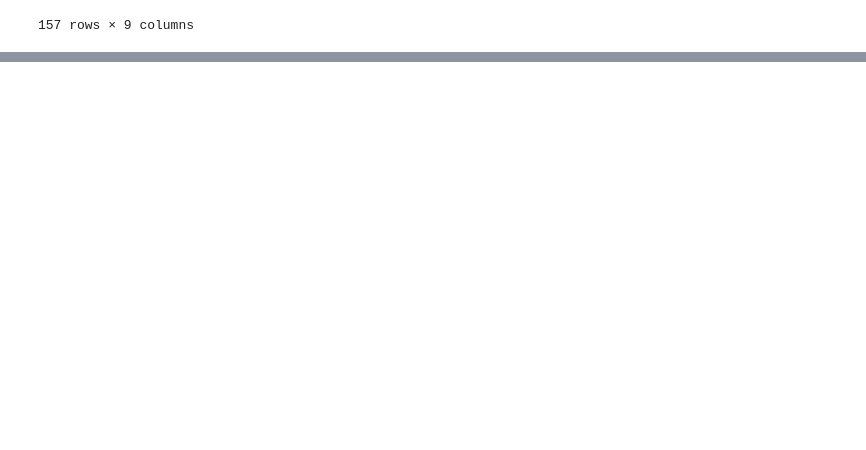
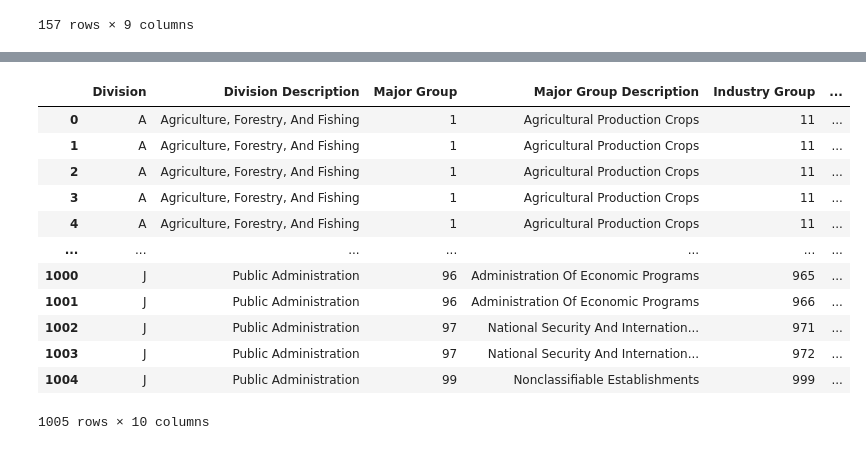
Before and after one commit to Design-01/stockbot_4, a Jupyter notebook: industry_classifications/_test_codes.ipynb, the cells around one changed output, grey strips where cells are left out. Cells and saved outputs as stored; diff of their text form; code cells hidden in the pictures; blank space fills up the shorter version.

```diff
--- a/industry_classifications/test_codes.ipynb
+++ b/industry_classifications/_test_codes.ipynb
@@ -513,0 +680,56 @@ IndexError: index 0 is out of bounds for axis 0 with size 0
+# %%
+import pandas as pd
+
+# First define your mappings
+sic_US_to_gics_mapping = {
+    'Finance, Insurance, And Real Estate': 'Financials',
+    'Mining': 'Materials',
+    'Utilities': 'Utilities',
+    'Manufacturing': 'Industrials',
+    'Construction': 'Industrials',
+    'Transportation, Communications, Electric, Gas, And Sanitary Services': 'Communication Services',
+    'Agriculture, Forestry, And Fishing': 'Consumer Staples',
+    'Wholesale Trade': 'Consumer Staples',
+    'Retail Trade': 'Consumer Discretionary',
+    'Services': 'Information Technology',
+    'Public Administration': 'Financials'
+}
+
+gics_to_etf = {
+    'Energy': 'XLE',
+    'Materials': 'XLB',
+    'Industrials': 'XLI',
+    'Consumer Discretionary': 'XLY',
+    'Consumer Staples': 'XLP',
+    'Health Care': 'XLV',
+    'Financials': 'XLF',
+    'Information Technology': 'XLK',
+    'Communication Services': 'XLC',
+    'Utilities': 'XLU',
+    'Real Estate': 'XLRE'
+}
+
+# Read the SIC_US.csv file
+df = pd.read_csv('SIC_US.csv')
+
+# Add GICS column based on Division Description
+df['GICS'] = df['Division Description'].map(sic_US_to_gics_mapping)
+
+# Add ETF column based on GICS
+df['ETF'] = df['GICS'].map(gics_to_etf)
+
+# Save the updated dataframe
+df.to_csv('SIC_US_with_GICS_ETF.csv', index=False)
+
+# Display first few rows to verify
+print("First few rows of updated dataframe:")
+print(df[['Division', 'Division Description', 'SIC', 'Description', 'GICS', 'ETF']].head())
+
+# Verify all mappings worked
+print("\nVerification of mappings:")
+print("\nUnique Division Descriptions without GICS mapping:")
+print(df[df['GICS'].isna()]['Division Description'].unique())
+print("\nUnique GICS values without ETF mapping:")
+print(df[df['ETF'].isna()]['GICS'].unique())
+df
+# %% [output]
@@ -513,0 +753,13 @@ IndexError: index 0 is out of bounds for axis 0 with size 0
+|  | Division | Division Description | Major Group | Major Group Description | Industry Group | ... |
+| 0 | A | Agriculture, Forestry, And Fishing | 1 | Agricultural Production Crops | 11 | ... |
+| 1 | A | Agriculture, Forestry, And Fishing | 1 | Agricultural Production Crops | 11 | ... |
+| 2 | A | Agriculture, Forestry, And Fishing | 1 | Agricultural Production Crops | 11 | ... |
+| 3 | A | Agriculture, Forestry, And Fishing | 1 | Agricultural Production Crops | 11 | ... |
+| 4 | A | Agriculture, Forestry, And Fishing | 1 | Agricultural Production Crops | 11 | ... |
+| ... | ... | ... | ... | ... | ... | ... |
+| 1000 | J | Public Administration | 96 | Administration Of Economic Programs | 965 | ... |
+| 1001 | J | Public Administration | 96 | Administration Of Economic Programs | 966 | ... |
+| 1002 | J | Public Administration | 97 | National Security And Internation... | 971 | ... |
+| 1003 | J | Public Administration | 97 | National Security And Internation... | 972 | ... |
+| 1004 | J | Public Administration | 99 | Nonclassifiable Establishments | 999 | ... |
+1005 rows × 10 columns
```
Also changed, not shown: parts of 5 cells of this notebook, 8 other files.
